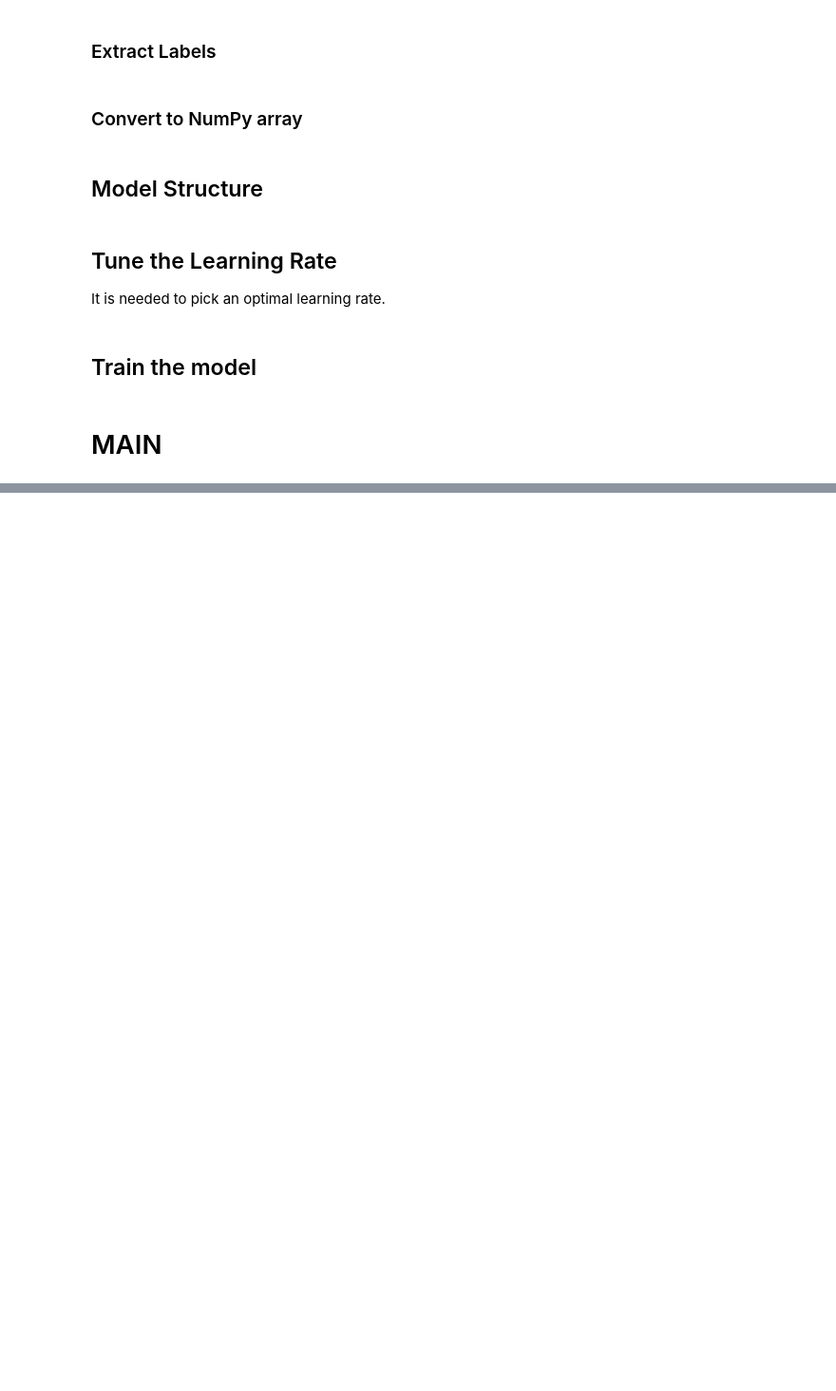
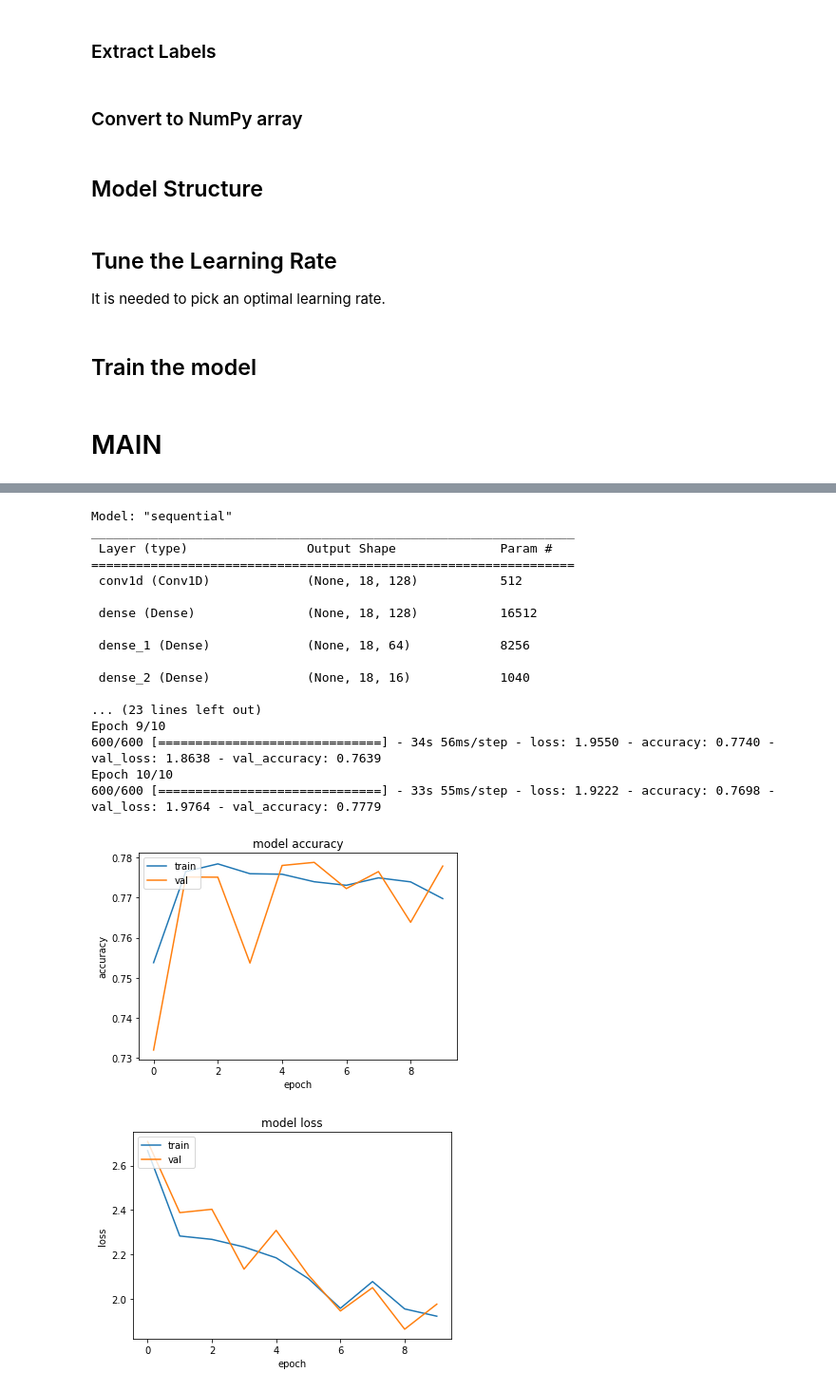
Before and after one commit to FrkAk/Deep_Learning_Workshop, a Jupyter notebook: Workshop/Default_Payment_Prediction.ipynb, the cells around one changed output, grey strips where cells are left out. Shown at 95% size. Saved outputs shown, nothing was run; the diff lists cells and outputs as text; code cells hidden in the pictures; blank space fills up the shorter version.

```diff
--- a/Workshop/Default_Payment_Prediction.ipynb
+++ b/Workshop/Default_Payment_Prediction.ipynb
@@ -235,0 +392,22 @@ non_MAR_features_history, non_MAR_features_result = build_network(names_non_MAR,
+# %%
+non_BILL_features_history, non_BILL_features_result = build_network(names_non_BILL,tune=False)
+# %% [output]
+Model: "sequential"
+_________________________________________________________________
+ Layer (type)                Output Shape              Param #
+=================================================================
+ conv1d (Conv1D)             (None, 18, 128)           512
+
+ dense (Dense)               (None, 18, 128)           16512
+
+ dense_1 (Dense)             (None, 18, 64)            8256
+
+ dense_2 (Dense)             (None, 18, 16)            1040
+
+... (23 lines left out)
+Epoch 9/10
+600/600 [==============================] - 34s 56ms/step - loss: 1.9550 - accuracy: 0.7740 - val_loss: 1.8638 - val_accuracy: 0.7639
+Epoch 10/10
+600/600 [==============================] - 33s 55ms/step - loss: 1.9222 - accuracy: 0.7698 - val_loss: 1.9764 - val_accuracy: 0.7779
+[figure, added]
+[figure, added]
```
Also changed, not shown: parts of 19 cells of this notebook.
